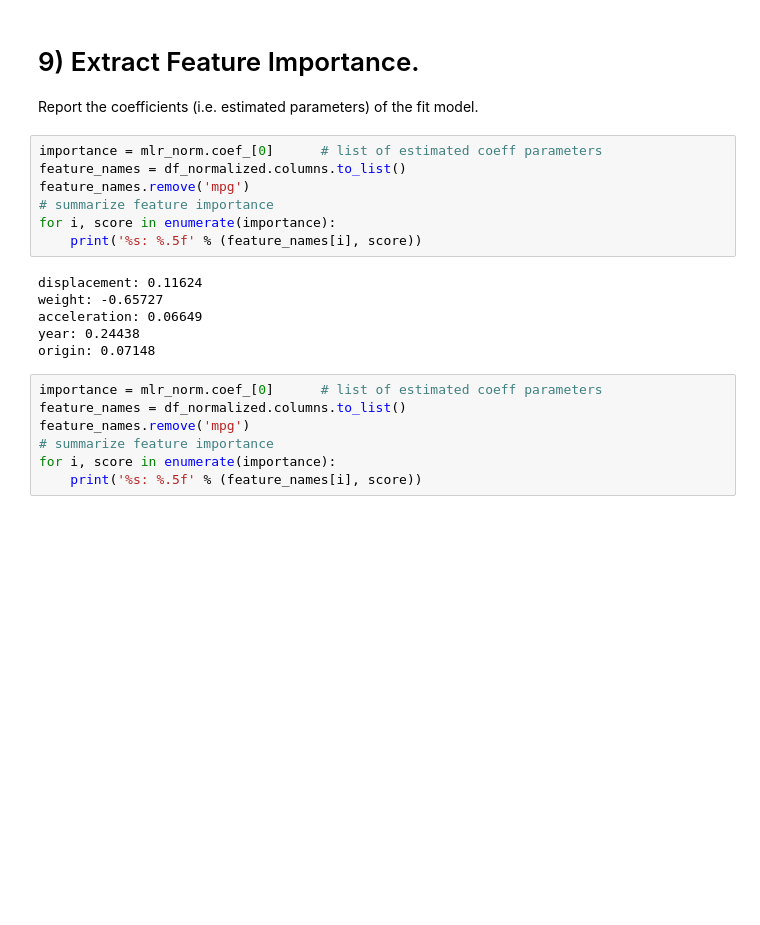
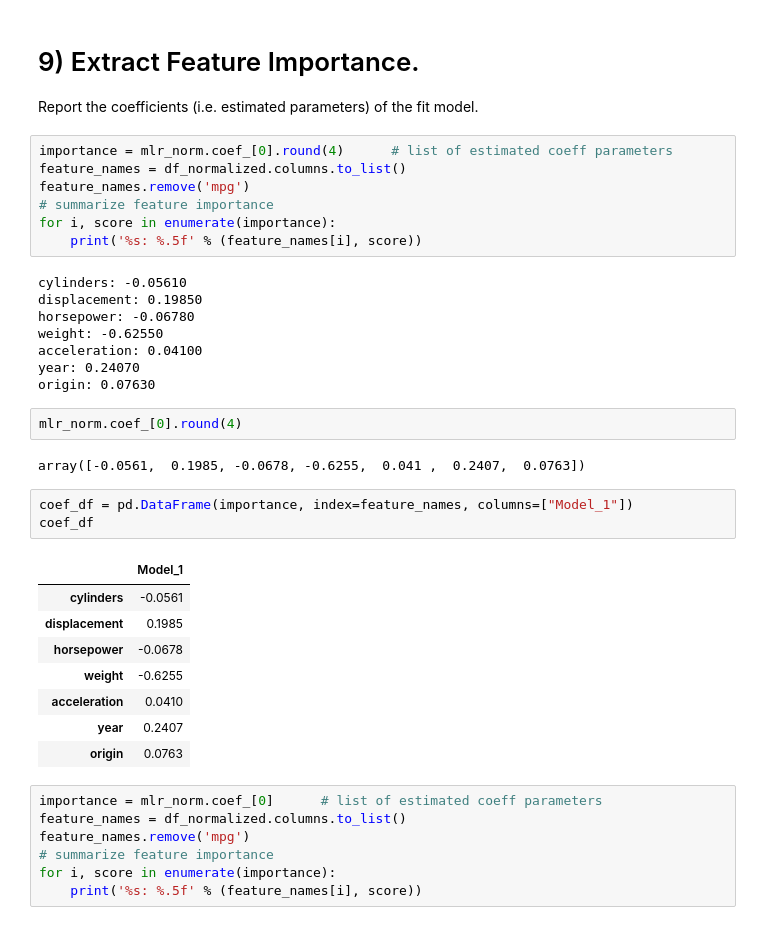
Before and after one commit to vanbibn/python4DS, a Jupyter notebook: Assignments/VanBibber_Nathan_Assignment5-Copy2.ipynb, the cells around one changed output. Cells and saved outputs as stored; diff of their text form; blank space fills up the shorter version.

```diff
--- a/Assignments/VanBibber_Nathan_Assignment5-Copy2.ipynb
+++ b/Assignments/VanBibber_Nathan_Assignment5-Copy2.ipynb
@@ -310,18 +197,36 @@ LinearRegression(copy_X=True, fit_intercept=True, n_jobs=None, normalize=False)
 
 Report the coefficients (i.e. estimated parameters) of the fit model.
 # %%
-importance = mlr_norm.coef_[0]      # list of estimated coeff parameters
+importance = mlr_norm.coef_[0].round(4)      # list of estimated coeff parameters
 feature_names = df_normalized.columns.to_list()
 feature_names.remove('mpg')
 # summarize feature importance
 for i, score in enumerate(importance):
     print('%s: %.5f' % (feature_names[i], score))
 # %% [output]
-displacement: 0.11624
-weight: -0.65727
-acceleration: 0.06649
-year: 0.24438
-origin: 0.07148
+cylinders: -0.05610
+displacement: 0.19850
+horsepower: -0.06780
+weight: -0.62550
+acceleration: 0.04100
+year: 0.24070
+origin: 0.07630
+# %%
+mlr_norm.coef_[0].round(4)
+# %% [output]
+array([-0.0561,  0.1985, -0.0678, -0.6255,  0.041 ,  0.2407,  0.0763])
+# %%
+coef_df = pd.DataFrame(importance, index=feature_names, columns=["Model_1"])
+coef_df
+# %% [output]
+|  | Model_1 |
+| cylinders | -0.0561 |
+| displacement | 0.1985 |
+| horsepower | -0.0678 |
+| weight | -0.6255 |
+| acceleration | 0.0410 |
+| year | 0.2407 |
+| origin | 0.0763 |
 # %%
 importance = mlr_norm.coef_[0]      # list of estimated coeff parameters
 feature_names = df_normalized.columns.to_list()
```
Also changed, not shown: parts of 33 cells of this notebook, 1 other file.
